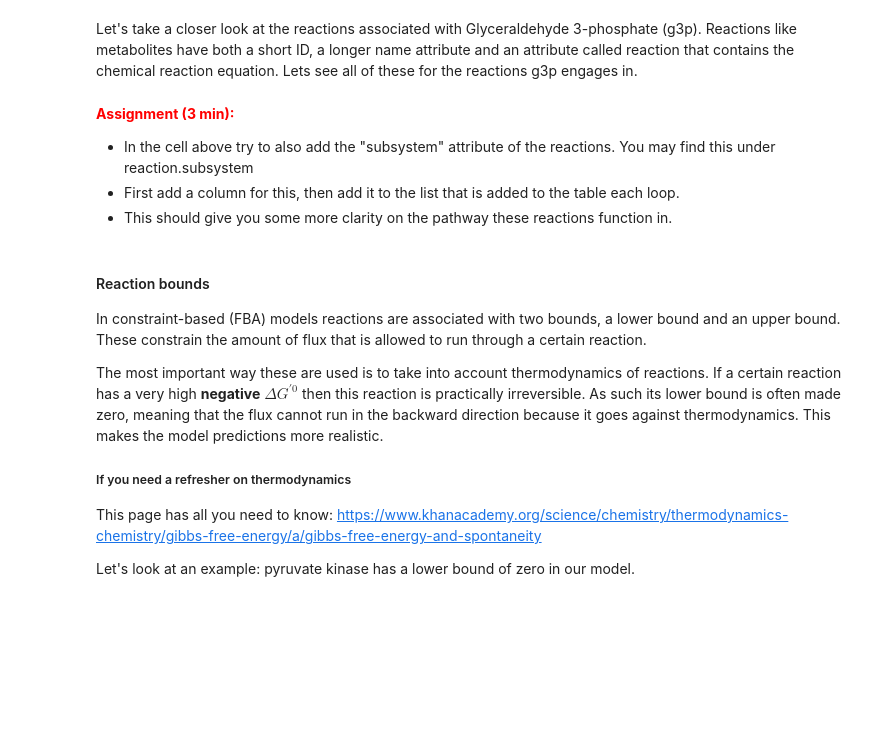
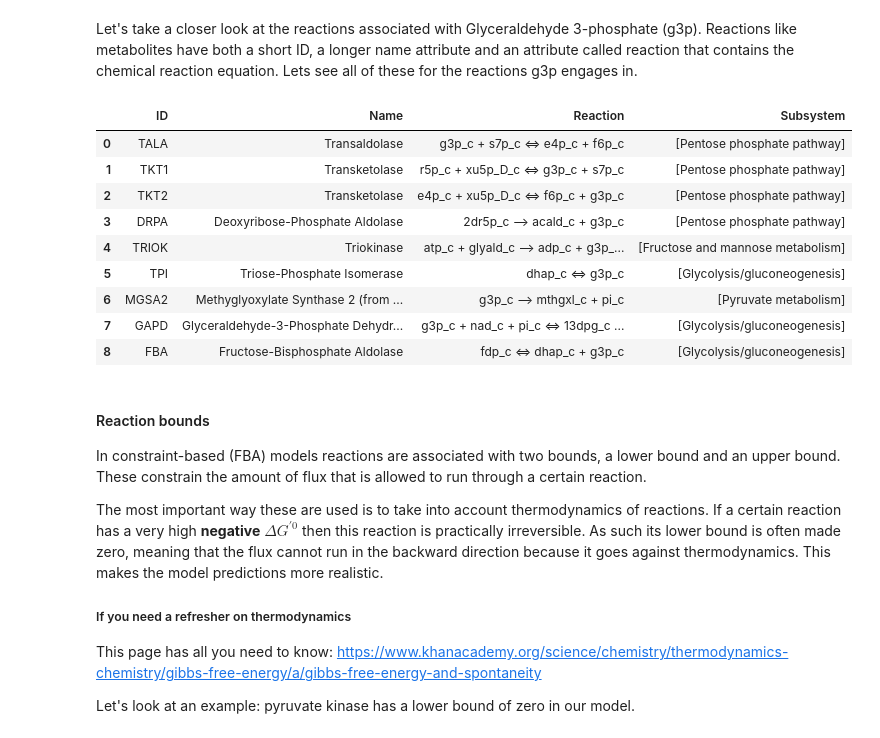
Before and after one commit to ThierryMondeel/Systems_Biology_FBA_tutorial, a Jupyter notebook: FBA_tutorials/2_introduction_to_FBA_FVA_RECON2.ipynb, the cells around one changed output. Drawn from its saved outputs; the diff is of its cells as text; code cells hidden in the pictures; blank space fills up the shorter version.

```diff
--- a/FBA_tutorials/2_introduction_to_FBA_FVA_RECON2.ipynb
+++ b/FBA_tutorials/2_introduction_to_FBA_FVA_RECON2.ipynb
@@ -38,7 +38,7 @@ pd.options.display.max_rows = 9999
 
 from utils import show_map
 import escher
-map_loc = './maps/escher_map_RECON2.energy_metabolism.json' # the escher map used below
+map_loc = './maps/escher_map_RECON3D_energy_metabolism.json' # the escher map used below
 
 import matplotlib.pyplot as plt
 import matplotlib
@@ -48,7 +48,8 @@ matplotlib.style.use('ggplot')
 from IPython.core.interactiveshell import InteractiveShell
 InteractiveShell.ast_node_interactivity = "all"
 
-M = cobra.io.load_json_model('models/recon_2_2_simple_medium.json')
+# M = cobra.io.load_json_model('models/recon_2_2_simple_medium.json')
+M = cobra.io.load_json_model('models/Recon3D_301/Recon3DModel_301_simple_medium.json')
 model = M.copy() # this way we can edit model but leave M unaltered
 # %% [markdown]
 # What is a metabolic reconstruction really?
@@ -162,17 +190,23 @@ model.reactions.PYK
 # %% [markdown]
 Let's take a closer look at the reactions associated with Glyceraldehyde 3-phosphate (g3p). Reactions like metabolites have both a short ID, a longer name attribute and an attribute called reaction that contains the chemical reaction equation. Lets see all of these for the reactions g3p engages in.
 # %%
-df = pd.DataFrame(columns=['ID',"Name",'Reaction']) # start empty table
+df = pd.DataFrame(columns=['ID',"Name",'Reaction','Subsystem']) # start empty table
 
 # add each reaction to the table
 for i, reaction in enumerate(model.metabolites.g3p_c.reactions):
-    df.loc[i] = [reaction.id,reaction.name, reaction.reaction]
+    df.loc[i] = [reaction.id,reaction.name, reaction.reaction, reaction.subsystem]
 df
+# %% [output]
+|  | ID | Name | Reaction | Subsystem |
+| 0 | TALA | Transaldolase | g3p_c + s7p_c <=> e4p_c + f6p_c | [Pentose phosphate pathway] |
+| 1 | TKT1 | Transketolase | r5p_c + xu5p_D_c <=> g3p_c + s7p_c | [Pentose phosphate pathway] |
+| 2 | TKT2 | Transketolase | e4p_c + xu5p_D_c <=> f6p_c + g3p_c | [Pentose phosphate pathway] |
+| 3 | DRPA | Deoxyribose-Phosphate Aldolase | 2dr5p_c --> acald_c + g3p_c | [Pentose phosphate pathway] |
+| 4 | TRIOK | Triokinase | atp_c + glyald_c --> adp_c + g3p_... | [Fructose and mannose metabolism] |
+| 5 | TPI | Triose-Phosphate Isomerase | dhap_c <=> g3p_c | [Glycolysis/gluconeogenesis] |
+| 6 | MGSA2 | Methyglyoxylate Synthase 2 (from ... | g3p_c --> mthgxl_c + pi_c | [Pyruvate metabolism] |
+| 7 | GAPD | Glyceraldehyde-3-Phosphate Dehydr... | g3p_c + nad_c + pi_c <=> 13dpg_c ... | [Glycolysis/gluconeogenesis] |
+| 8 | FBA | Fructose-Bisphosphate Aldolase | fdp_c <=> dhap_c + g3p_c | [Glycolysis/gluconeogenesis] |
-# %% [markdown]
-<span style="color:red">**Assignment (3 min):**</span>
-* In the cell above try to also add the "subsystem" attribute of the reactions. You may find this under reaction.subsystem
-* First add a column for this, then add it to the list that is added to the table each loop.
-* This should give you some more clarity on the pathway these reactions function in.
 # %% [markdown]
 #### Reaction bounds
 In constraint-based (FBA) models reactions are associated with two bounds, a lower bound and an upper bound. These constrain the amount of flux that is allowed to run through a certain reaction.
```
Also changed, not shown: parts of 19 cells of this notebook, 5 other files.
